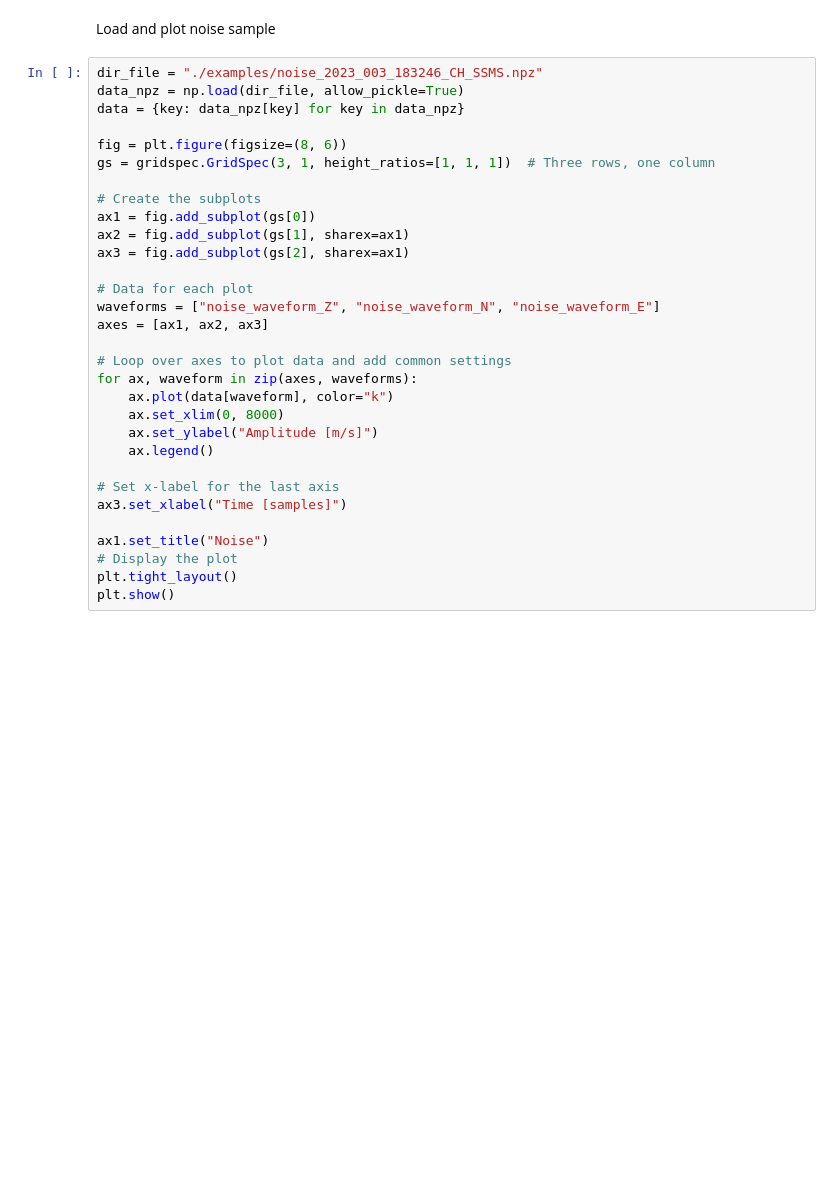
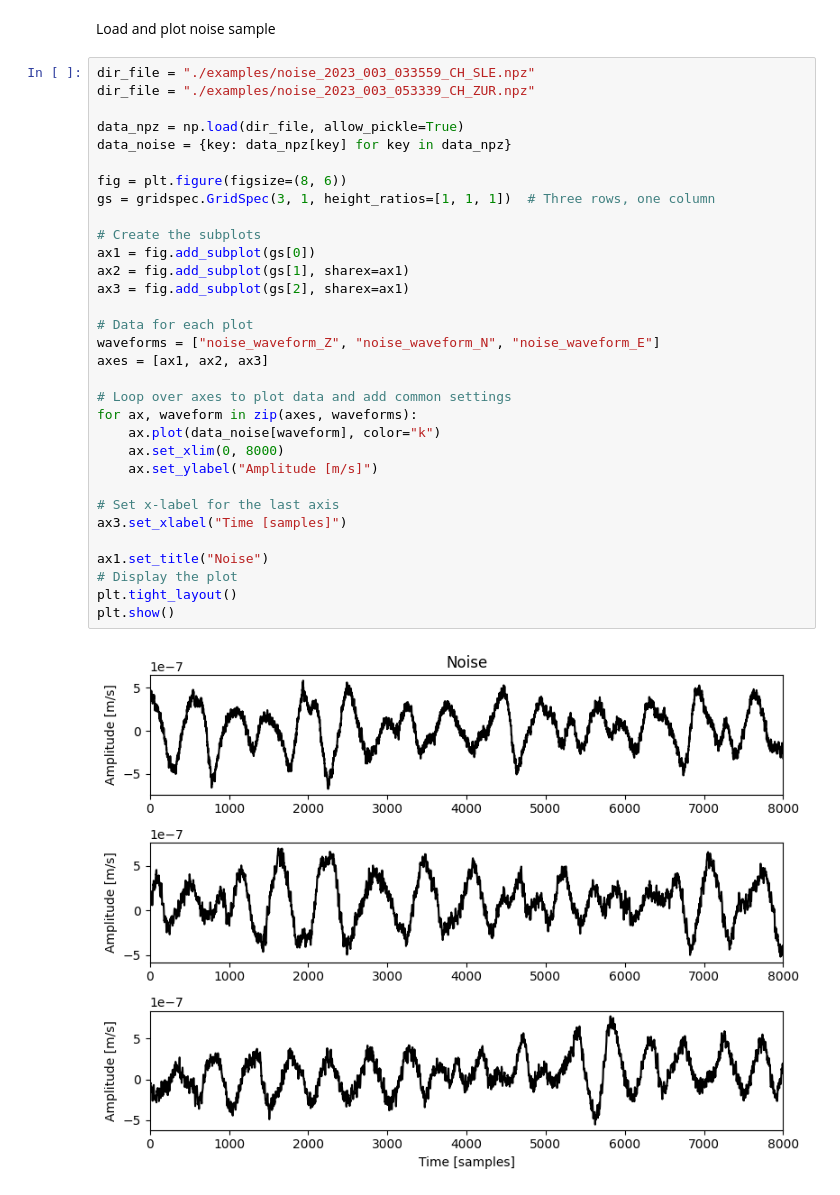
Before and after one commit to niko-d/DSL, a Jupyter notebook: load_and_plot.ipynb, the cells around one changed output. Drawn from its saved outputs; the diff is of its cells as text; blank space fills up the shorter version.

```diff
--- a/load_and_plot.ipynb
+++ b/load_and_plot.ipynb
@@ -43,33 +47,36 @@ plt.show()
 # %% [markdown]
 Load and plot noise sample
 # %%
-dir_file = "./examples/noise_2023_003_183246_CH_SSMS.npz"
+dir_file = "./examples/noise_2023_003_033559_CH_SLE.npz"
+dir_file = "./examples/noise_2023_003_053339_CH_ZUR.npz"
+
 data_npz = np.load(dir_file, allow_pickle=True)
-data = {key: data_npz[key] for key in data_npz}
+data_noise = {key: data_npz[key] for key in data_npz}
 
 fig = plt.figure(figsize=(8, 6))
 gs = gridspec.GridSpec(3, 1, height_ratios=[1, 1, 1])  # Three rows, one column
 
 # Create the subplots
 ax1 = fig.add_subplot(gs[0])
 ax2 = fig.add_subplot(gs[1], sharex=ax1)
 ax3 = fig.add_subplot(gs[2], sharex=ax1)
 
 # Data for each plot
 waveforms = ["noise_waveform_Z", "noise_waveform_N", "noise_waveform_E"]
 axes = [ax1, ax2, ax3]
 
 # Loop over axes to plot data and add common settings
 for ax, waveform in zip(axes, waveforms):
-    ax.plot(data[waveform], color="k")
+    ax.plot(data_noise[waveform], color="k")
     ax.set_xlim(0, 8000)
     ax.set_ylabel("Amplitude [m/s]")
-    ax.legend()
 
 # Set x-label for the last axis
 ax3.set_xlabel("Time [samples]")
 
 ax1.set_title("Noise")
 # Display the plot
 plt.tight_layout()
 plt.show()
+# %% [output]
+[figure, added]
```
Also changed, not shown: parts of 3 cells of this notebook.
